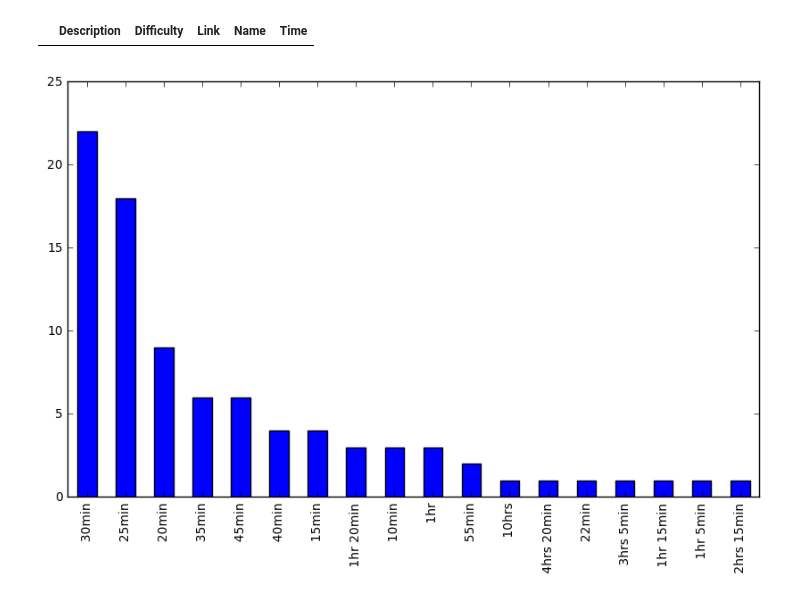
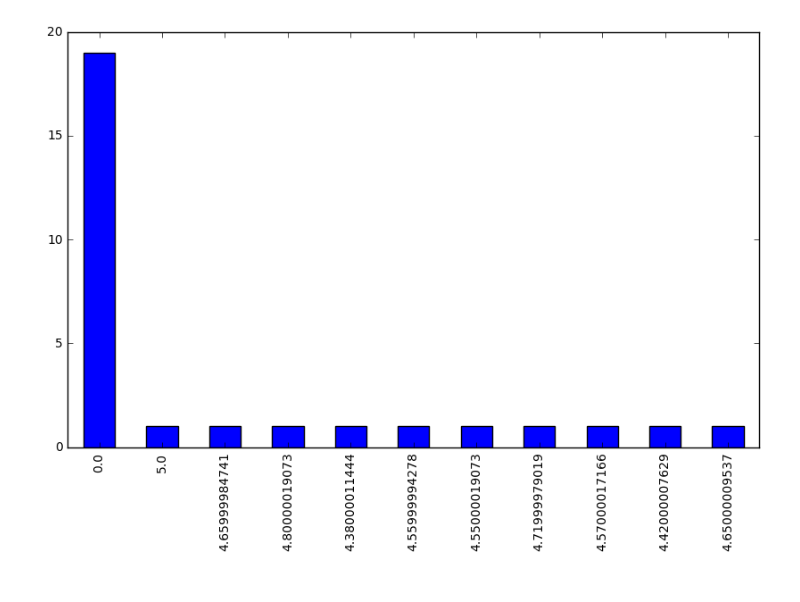
Before and after one commit to NolanBecker/CSC3130_WebProject, a Jupyter notebook: JSON/Untitled.ipynb, the cells around one changed output. Cells and saved outputs as stored; diff of their text form; code cells hidden in the pictures.

```diff
--- a/JSON/Untitled.ipynb
+++ b/JSON/Untitled.ipynb
@@ -1,10 +1,11 @@
 # %%
 import pandas as pd
 
-filename = '2017-02-21.Delish.json'
+filename = '2017-02-07.AllRecipes.json'
 #filename = 'C:\Users\username\pathToFile\fileName.json'
 #filename = 'fileName.json'
 data = pd.read_json(filename)
+data2 = pd.read_json('2017-02-23.AllRecipes.json')
 # %%
 data
 # %% [output]
@@ -163,13 +159,9 @@ data.sort_values(['Name', 'Description'], ascending=[True,False])
-# %%
-data[data['Difficulty'] == 'Easy']
-# %% [output]
-|  | Description | Difficulty | Link | Name | Time |
 # %%
 import matplotlib
 import matplotlib.pyplot as plt
 %matplotlib inline
 # %%
-data.Time.value_counts().plot.bar(figsize = (10,6))
+data.Rating.value_counts().plot.bar(figsize = (10,6))
 plt.show()
 # %% [output]
-[figure, old version]
+[figure, new version]
```
Also changed, not shown: parts of 11 cells of this notebook, 6 other files.
